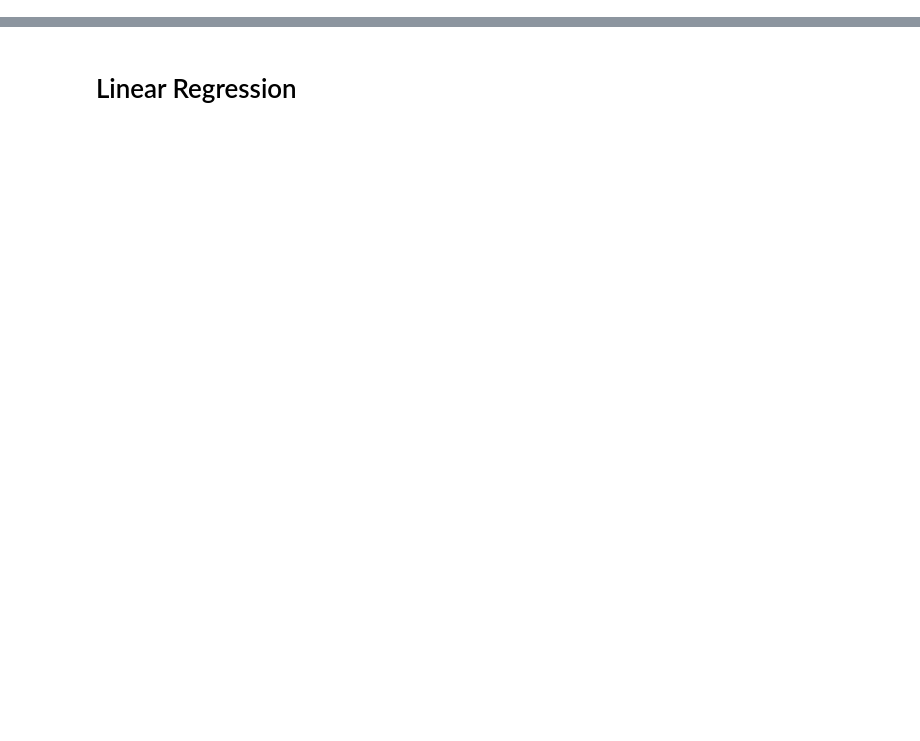
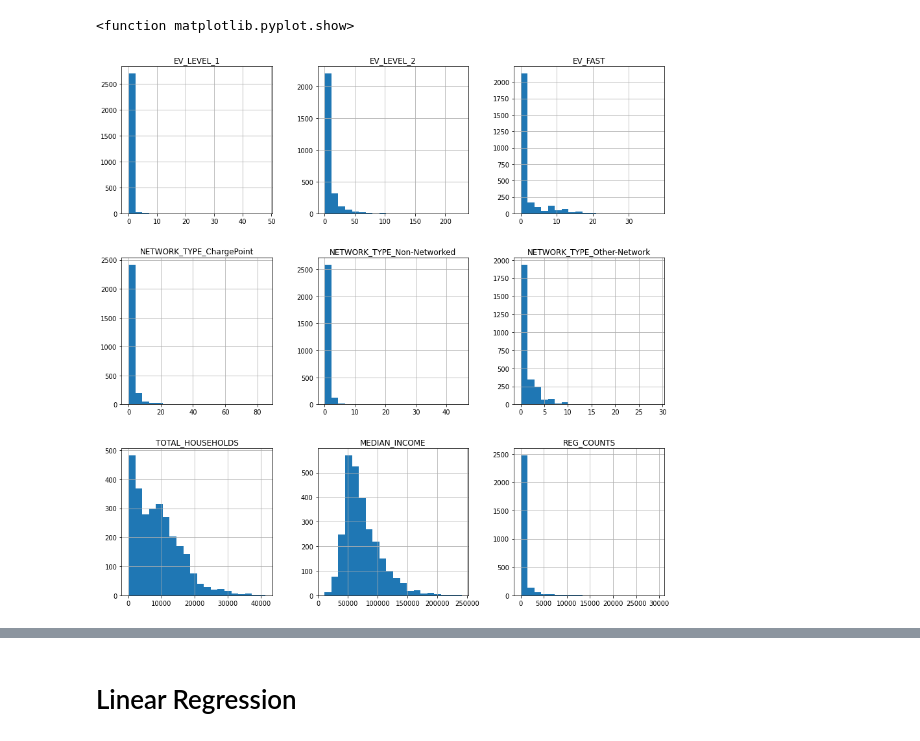
Before and after one commit to jmmadson/data_miners, a Jupyter notebook: ML_Model/data_miners_linear.ipynb, the cells around one changed output, grey strips where cells are left out. Saved outputs shown, nothing was run; the diff lists cells and outputs as text; code cells hidden in the pictures; blank space fills up the shorter version.

```diff
--- a/ML_Model/data_miners_linear.ipynb
+++ b/ML_Model/data_miners_linear.ipynb
@@ -340,0 +68,6 @@ ny_ev_df.describe()
+# %%
+model_df.hist(bins=20, figsize=(15,15))
+plt.show
+# %% [output]
+<function matplotlib.pyplot.show>
+[figure, added]
```
Also changed, not shown: parts of 54 cells of this notebook.
